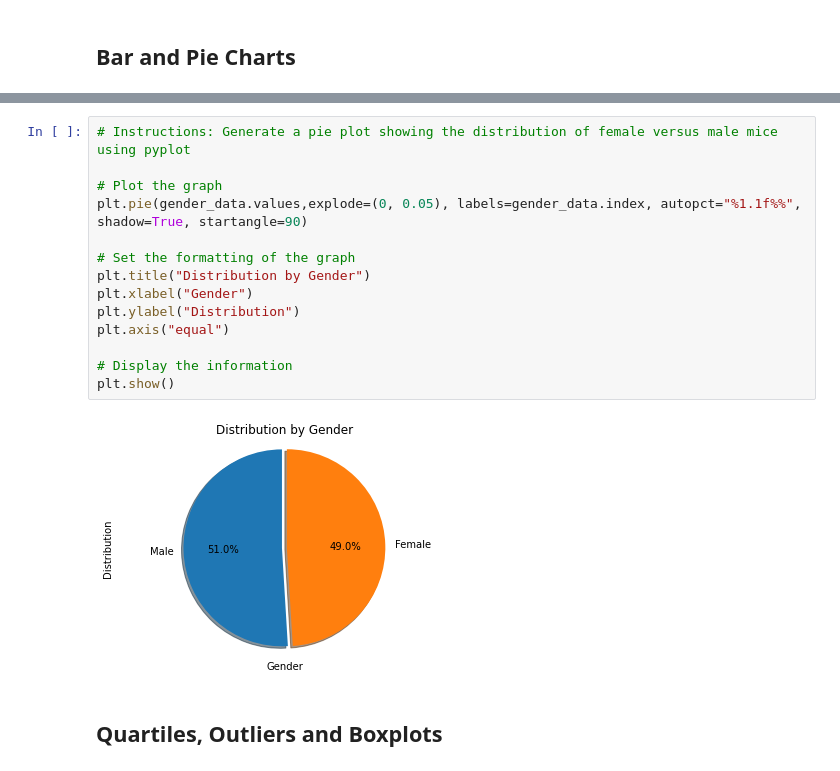
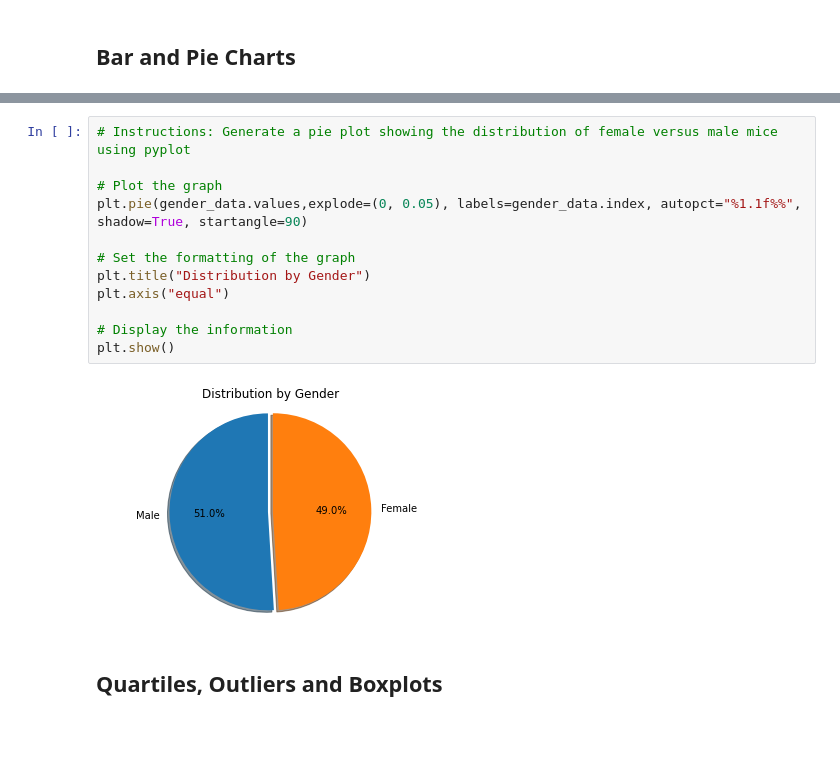
Before and after one commit to thallegacy/matplotlib-challenge, a Jupyter notebook: pymaceuticals_LR.ipynb, the cells around one changed output, grey strips where cells are left out. Drawn from its saved outputs; the diff is of its cells as text; blank space fills up the shorter version.

```diff
--- a/pymaceuticals_LR.ipynb
+++ b/pymaceuticals_LR.ipynb
@@ -205,19 +203,17 @@ plt.show()
 # %%
 # Instructions: Generate a pie plot showing the distribution of female versus male mice using pyplot
 
 # Plot the graph
 plt.pie(gender_data.values,explode=(0, 0.05), labels=gender_data.index, autopct="%1.1f%%", shadow=True, startangle=90)
 
 # Set the formatting of the graph
 plt.title("Distribution by Gender")
-plt.xlabel("Gender")
-plt.ylabel("Distribution")
 plt.axis("equal")
 
 # Display the information
 plt.show()
 # %% [output]
-[figure, old version]
+[figure, new version]
 # %% [markdown]
 ## Quartiles, Outliers and Boxplots
 # %%
```
Also changed, not shown: parts of 8 cells of this notebook, 1 other file.
